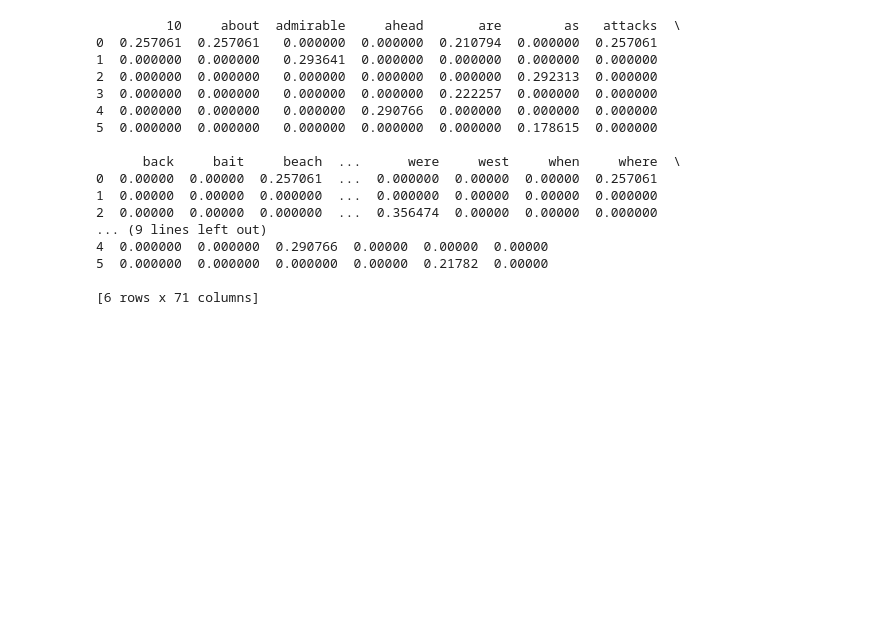
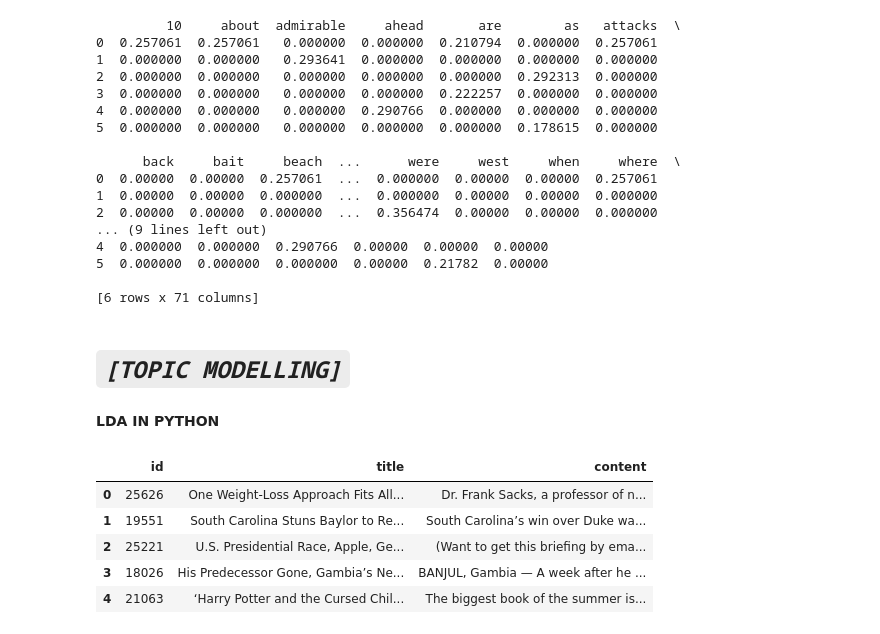
Before and after one commit to RAGISHIVANAND/NATURAL-LANGUAGE-PROCESSING, a Jupyter notebook: Natural_Language_Processing.ipynb, the cells around one changed output. Drawn from its saved outputs; the diff is of its cells as text; code cells hidden in the pictures; blank space fills up the shorter version.

```diff
--- a/Natural_Language_Processing.ipynb
+++ b/Natural_Language_Processing.ipynb
@@ -1194,3 +1185,7 @@ print(tfidf_bag)
 5  0.000000  0.000000  0.000000  0.00000  0.21782  0.00000
 
 [6 rows x 71 columns]
+# %% [markdown]
+# ***`[TOPIC MODELLING]`***
+# %% [markdown]
+**LDA IN PYTHON**
@@ -1196,0 +1200,11 @@ print(tfidf_bag)
+# %%
+data = pd.read_csv("/content/drive/MyDrive/google colab  files/news_articles.csv")
+# %%
+data.head()
+# %% [output]
+|  | id | title | content |
+| 0 | 25626 | One Weight-Loss Approach Fits All... | Dr. Frank Sacks, a professor of n... |
+| 1 | 19551 | South Carolina Stuns Baylor to Re... | South Carolina’s win over Duke wa... |
+| 2 | 25221 | U.S. Presidential Race, Apple, Ge... | (Want to get this briefing by ema... |
+| 3 | 18026 | His Predecessor Gone, Gambia’s Ne... | BANJUL, Gambia — A week after he ... |
+| 4 | 21063 | ‘Harry Potter and the Cursed Chil... | The biggest book of the summer is... |
```
Also changed, not shown: parts of 21 cells of this notebook.
